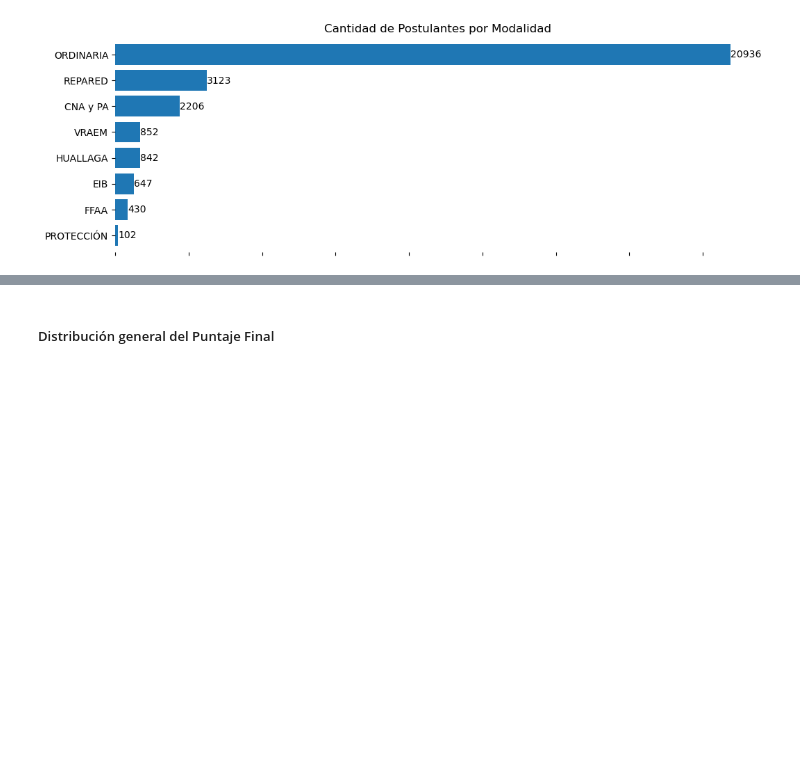
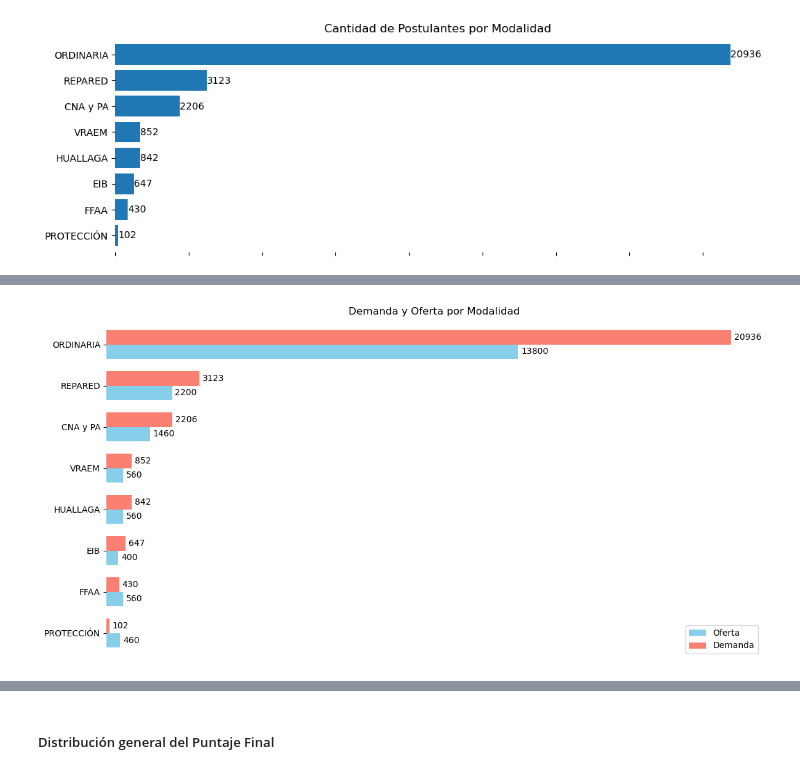
Before and after one commit to wreyesa/AnalisisBeca18, a Jupyter notebook: analysis.ipynb, the cells around one changed output, grey strips where cells are left out. Drawn from its saved outputs; the diff is of its cells as text; code cells hidden in the pictures; blank space fills up the shorter version.

Commit message:
agrega oferta de becas y analisis de oferta y demanda por modalidad

```diff
--- a/analysis.ipynb
+++ b/analysis.ipynb
@@ -3,6 +5,6 @@ import pandas as pd
 import seaborn as sns
 import matplotlib.pyplot as plt
 # %%
-path = 'data.csv'
-df = pd.read_csv(path)
+path = 'output/data.csv'
+data = pd.read_csv(path)
 # %%
@@ -77,0 +88,4 @@ De acuerdo a los postulantes por tipo de modalidad, se observa que la mayor part
+# %%
+path_oferta = 'input/oferta.xlsx'
+oferta = pd.read_excel(path_oferta)
+oferta
@@ -77,0 +126,4 @@ De acuerdo a los postulantes por tipo de modalidad, se observa que la mayor part
+# %%
+df_combined = of_mod.merge(dm_mod, how='inner', on='MODALIDAD')
+df_combined.columns = ['Modalidad','Oferta','Demanda']
+df_combined
@@ -78 +140,32 @@ De acuerdo a los postulantes por tipo de modalidad, se observa que la mayor part
+# %%
+# Asegúrate de que 'MODALIDAD' es una columna y no el índice
+df_combined.set_index('Modalidad', inplace=True)
+# %%
+# Supongamos que 'resultado' es la serie que obtuviste
+ax = df_combined.sort_values(by='Demanda',ascending=True).plot(kind='barh', figsize=(12,6), color=['skyblue', 'salmon'], width=0.7)
+
+# Personalizar el gráfico
+plt.title('Demanda y Oferta por Modalidad')
+
+# Quitar los valores del eje vertical (ticks)
+plt.xticks([])
+ax.set_ylabel('')  # Eliminar el título del eje vertical
+
+# Quitar el contorno alrededor del gráfico
+ax.spines['top'].set_visible(False)
+ax.spines['right'].set_visible(False)
+ax.spines['left'].set_visible(False)
+ax.spines['bottom'].set_visible(False)
+
+# Agregar los valores a las barras
+for p in ax.patches:
+    width = p.get_width()  # Obtiene el valor de la barra
+    ax.text(width + 100, p.get_y() + p.get_height() / 2, str(int(width)),
+            va='center', ha='left', color='black', fontsize=10)
+
+# Mostrar el gráfico
+plt.tight_layout()
+plt.show()
+# %% [output]
+[figure, added]
 # %% [markdown]
```
Also changed, not shown: parts of 19 cells of this notebook, 2 other files.
